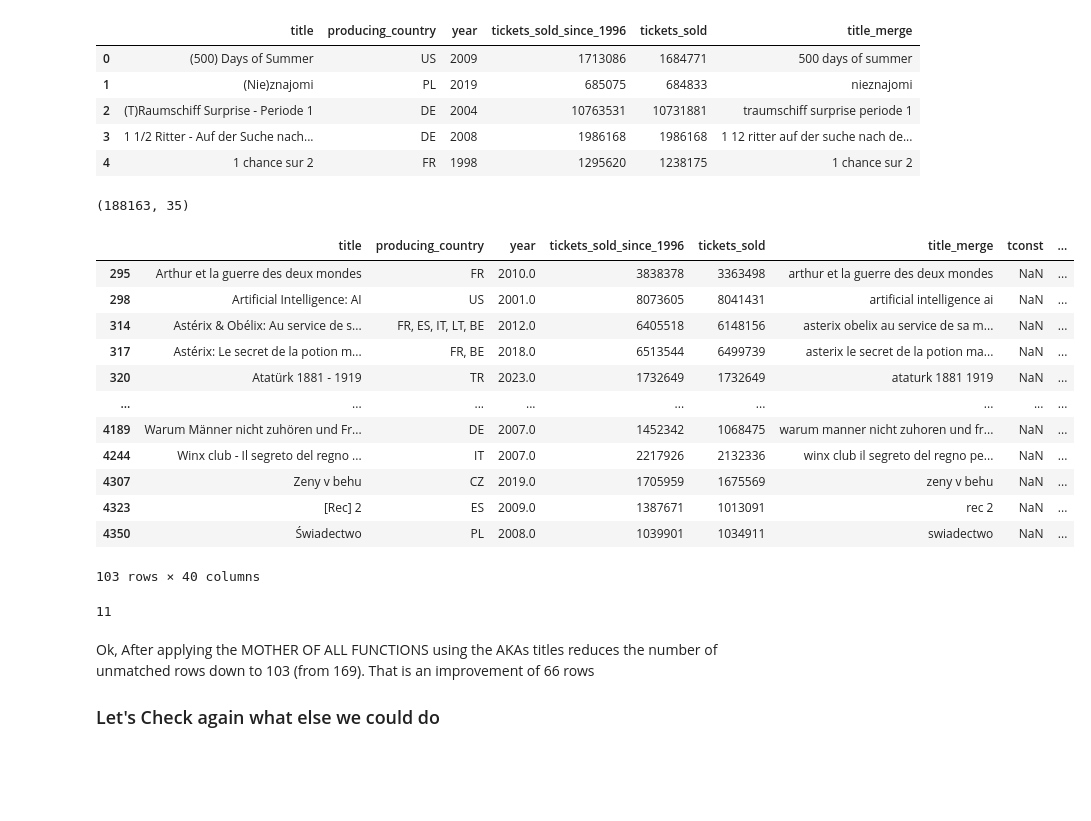
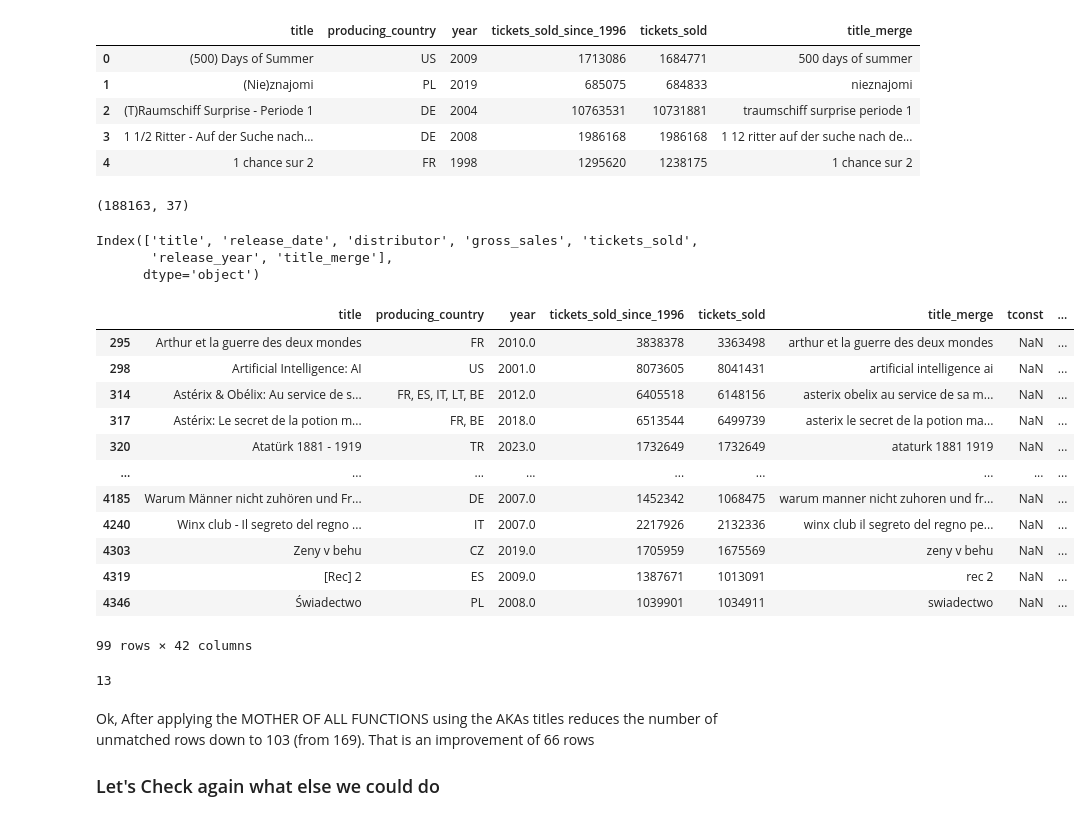
Before and after one commit to tk87-hono/data_analytics_24_4-Capstone_Movie_Group, a Jupyter notebook: Improving_merge_eu_na_IMDB.ipynb, the cells around one changed output. Saved outputs shown, nothing was run; the diff lists cells and outputs as text; code cells hidden in the pictures; blank space fills up the shorter version.

```diff
--- a/Improving_merge_eu_na_IMDB.ipynb
+++ b/Improving_merge_eu_na_IMDB.ipynb
@@ -1106,5 +1112,5 @@ aka_df.head()
 # %%
-imdb_aka_df = pd.merge(imdb_df, aka_df, how="outer", on="tconst")
+imdb_aka_df = pd.merge(imdb_df, aka_df, how="left", on="tconst")
 # %%
 display(imdb_aka_df.shape)
 imdb_df.shape
@@ -1149,4 +1144,10 @@ eu_df.head()
 # %%
 imdb_aka_df.shape
 # %% [output]
-(188163, 35)
+(188163, 37)
+# %%
+na_df.columns
+# %% [output]
+Index(['title', 'release_date', 'distributor', 'gross_sales', 'tickets_sold',
+       'release_year', 'title_merge'],
+      dtype='object')
@@ -1153,5 +1157,5 @@ imdb_aka_df.shape
 # %%
-def ultimate_merge_func(ticket_data, base_data = imdb_aka_df):
+def ultimate_merge_func(data, imdb_base, number_of_columns=6):
     '''
     Merges our Tickets Sold Dataframes First on each title for year and year +/- 1
 
@@ -1164,7 +1168,10 @@ def ultimate_merge_func(ticket_data, base_data = imdb_aka_df):
         Prints: Unmatched rows
     '''
 
-    list_titles = ['original_title_merge', 'primary_title_merge', 'DE', 'ES', 'FR', 'GB', 'IT', 'NL', 'PL', 'TR']
+    ticket_data = data.copy()
+    base_data = imdb_base.copy()
+
+    list_titles = ['original_title_merge', 'primary_title_merge', 'CA' ,'DE', 'ES', 'FR', 'GB', 'IT', 'NL', 'PL', 'TR', 'ALTER']
     counter = 0
 
     base_data["year_plus"] = base_data["year"] + 1
@@ -1182,7 +1189,7 @@ def ultimate_merge_func(ticket_data, base_data = imdb_aka_df):
             third_merge_df = check_df[check_mask].copy()
 
             # drop columns from first merge
-            third_merge_df.drop(columns = third_merge_df.iloc[:,6:], inplace=True)
+            third_merge_df.drop(columns = third_merge_df.iloc[:,number_of_columns:], inplace=True)
 
             # 3_plus merge (inner)
             third_merge_plus_df = third_merge_df.merge(base_data, how="inner", left_on=["title_merge", "year"], right_on=[title, "year_plus"])
@@ -1212,7 +1219,7 @@ def ultimate_merge_func(ticket_data, base_data = imdb_aka_df):
             third_merge_df = check_df[check_mask].copy()
 
             # drop columns from first merge
-            third_merge_df.drop(columns = third_merge_df.iloc[:,6:], inplace=True)
+            third_merge_df.drop(columns = third_merge_df.iloc[:,number_of_columns:], inplace=True)
 
             # merge again
             third_merge_plus_df = third_merge_df.merge(base_data, how="inner", left_on=["title_merge", "year"], right_on=[title, year])
@@ -1234,22 +1241,22 @@ def ultimate_merge_func(ticket_data, base_data = imdb_aka_df):
 
     return check_df
 # %%
-test = ultimate_merge_func(eu_df)
+eu_check_df = ultimate_merge_func(eu_df, imdb_aka_df)
 # %% [output]
 |  | title | producing_country | year | tickets_sold_since_1996 | tickets_sold | title_merge | tconst | ... |
 | 295 | Arthur et la guerre des deux mondes | FR | 2010.0 | 3838378 | 3363498 | arthur et la guerre des deux mondes | NaN | ... |
 | 298 | Artificial Intelligence: AI | US | 2001.0 | 8073605 | 8041431 | artificial intelligence ai | NaN | ... |
 | 314 | Astérix & Obélix: Au service de s... | FR, ES, IT, LT, BE | 2012.0 | 6405518 | 6148156 | asterix obelix au service de sa m... | NaN | ... |
 | 317 | Astérix: Le secret de la potion m... | FR, BE | 2018.0 | 6513544 | 6499739 | asterix le secret de la potion ma... | NaN | ... |
 | 320 | Atatürk 1881 - 1919 | TR | 2023.0 | 1732649 | 1732649 | ataturk 1881 1919 | NaN | ... |
 | ... | ... | ... | ... | ... | ... | ... | ... | ... |
-| 4189 | Warum Männer nicht zuhören und Fr... | DE | 2007.0 | 1452342 | 1068475 | warum manner nicht zuhoren und fr... | NaN | ... |
-| 4244 | Winx club - Il segreto del regno ... | IT | 2007.0 | 2217926 | 2132336 | winx club il segreto del regno pe... | NaN | ... |
-| 4307 | Zeny v behu | CZ | 2019.0 | 1705959 | 1675569 | zeny v behu | NaN | ... |
-| 4323 | [Rec] 2 | ES | 2009.0 | 1387671 | 1013091 | rec 2 | NaN | ... |
-| 4350 | Świadectwo | PL | 2008.0 | 1039901 | 1034911 | swiadectwo | NaN | ... |
+| 4185 | Warum Männer nicht zuhören und Fr... | DE | 2007.0 | 1452342 | 1068475 | warum manner nicht zuhoren und fr... | NaN | ... |
+| 4240 | Winx club - Il segreto del regno ... | IT | 2007.0 | 2217926 | 2132336 | winx club il segreto del regno pe... | NaN | ... |
+| 4303 | Zeny v behu | CZ | 2019.0 | 1705959 | 1675569 | zeny v behu | NaN | ... |
+| 4319 | [Rec] 2 | ES | 2009.0 | 1387671 | 1013091 | rec 2 | NaN | ... |
+| 4346 | Świadectwo | PL | 2008.0 | 1039901 | 1034911 | swiadectwo | NaN | ... |
-103 rows × 40 columns
+99 rows × 42 columns
-11
+13
 # %% [markdown]
 Ok, After applying the MOTHER OF ALL FUNCTIONS using the AKAs titles reduces the number of unmatched rows down to 103 (from 169).
 That is an improvement of 66 rows
```
Also changed, not shown: parts of 110 cells of this notebook, 1 other file.
